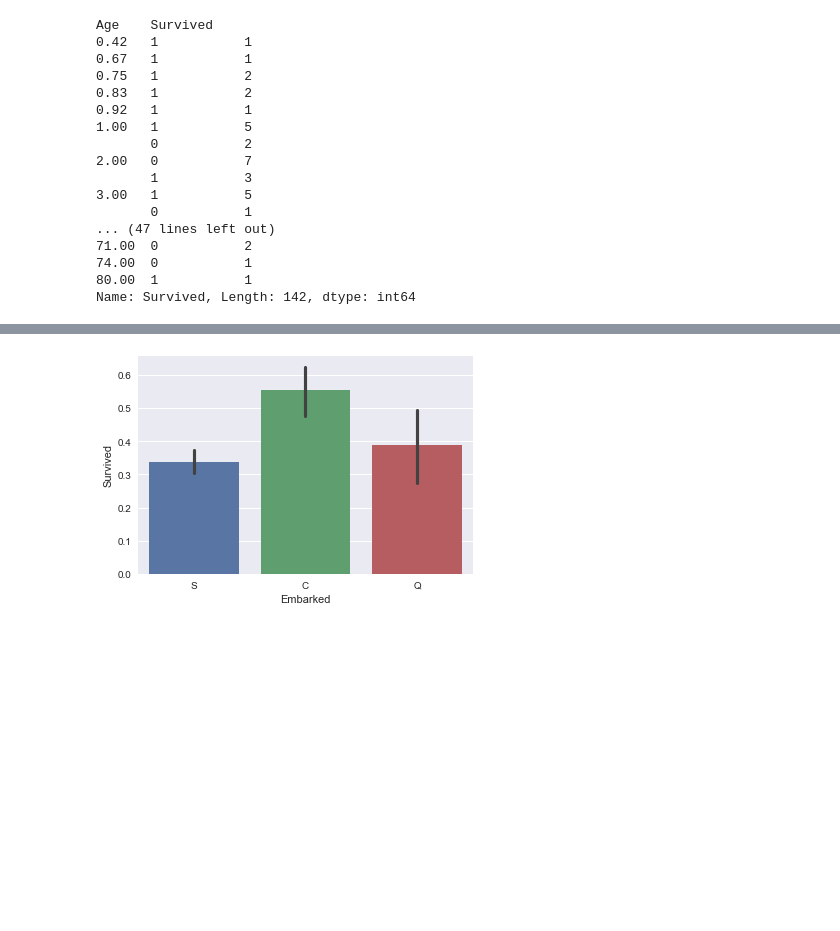
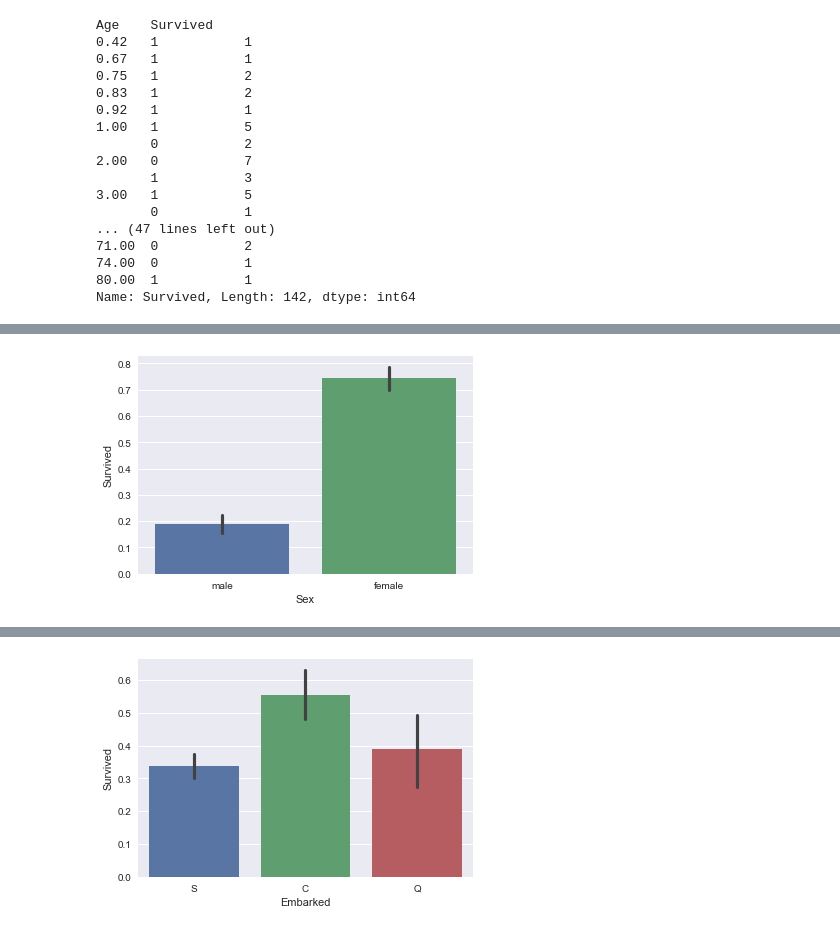
Before and after one commit to Amit8273600243/machine_learning_project1, a Jupyter notebook: titanic_project.ipynb, the cells around one changed output, grey strips where cells are left out. Drawn from its saved outputs; the diff is of its cells as text; code cells hidden in the pictures; blank space fills up the shorter version.

```diff
--- a/titanic_project.ipynb
+++ b/titanic_project.ipynb
@@ -162,3 +162,8 @@ sns.set()
+# %%
+sns.barplot(x='Sex', y='Survived', data=df)
+sns.set()
+# %% [output]
+[figure, added]
 # %%
 sns.barplot(x='Age', y='Survived', data=df )
 sns.set()
```
Also changed, not shown: parts of 6 cells of this notebook.
